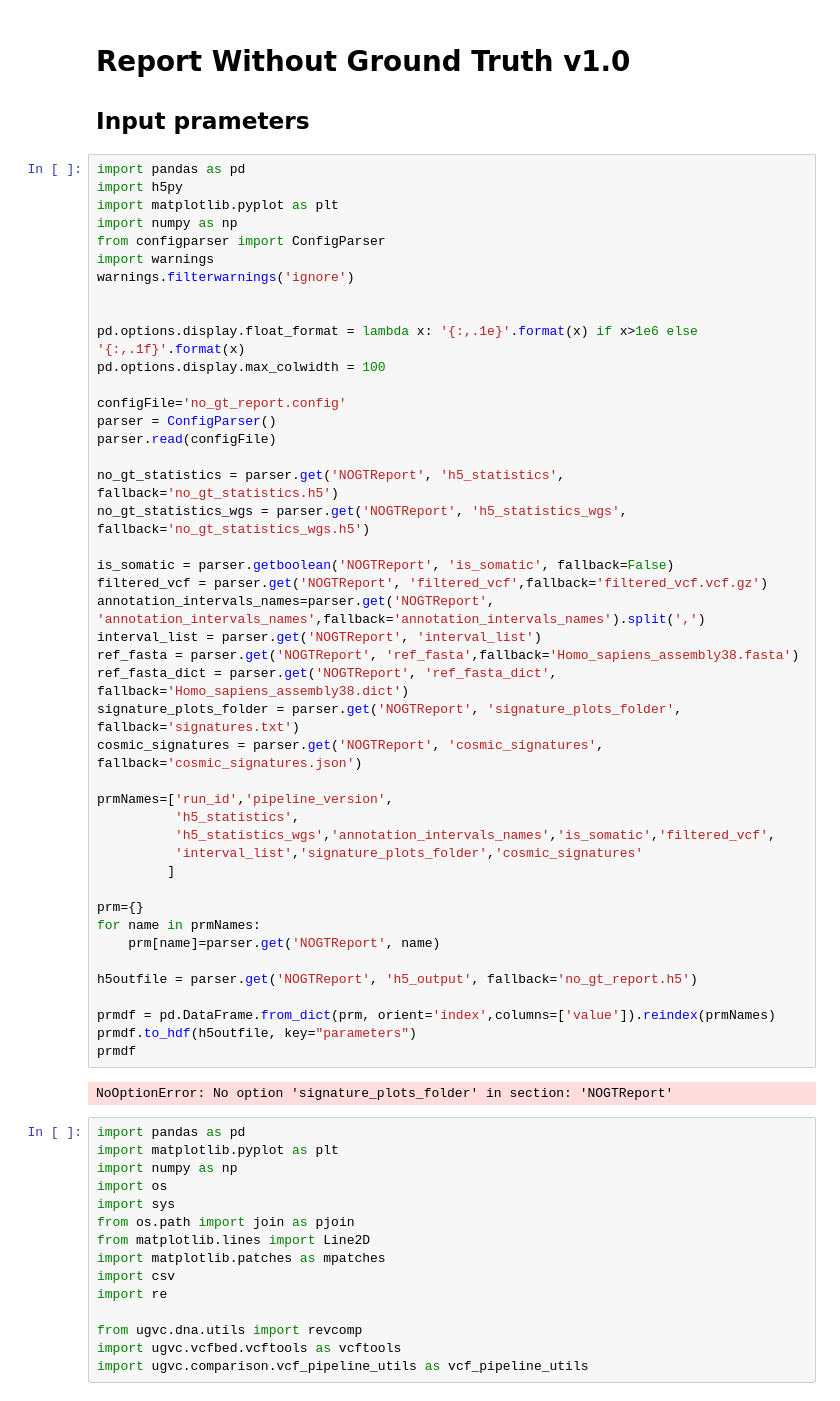
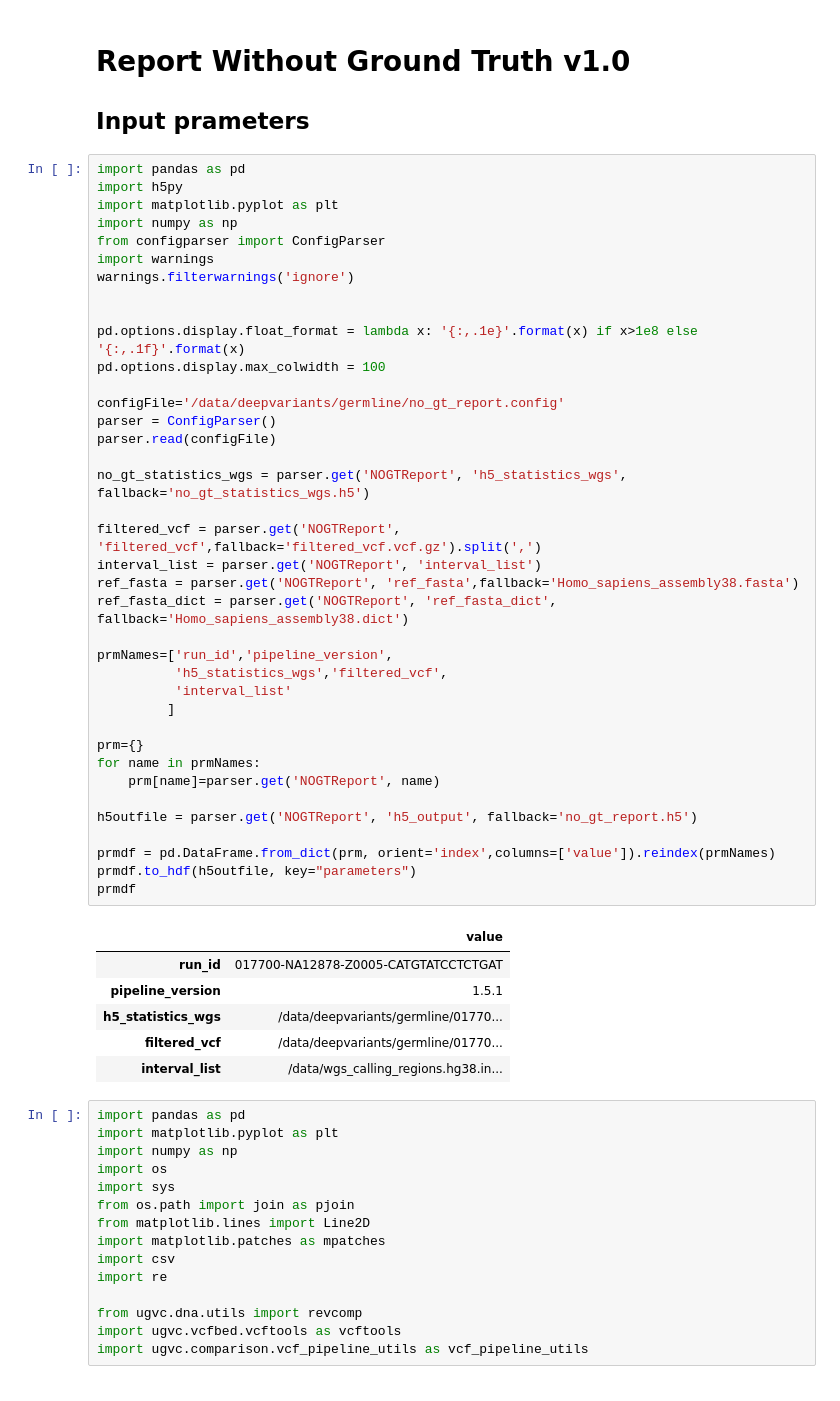
Before and after one commit to Ultimagen/VariantCalling, a Jupyter notebook: ugvc/reports/report_wo_gt.ipynb, the cells around one changed output. Cells and saved outputs as stored; diff of their text form.

Commit message:
bioin-1182 fast report working version

```diff
--- a/ugvc/reports/report_wo_gt.ipynb
+++ b/ugvc/reports/report_wo_gt.ipynb
@@ -11,45 +11,44 @@ import matplotlib.pyplot as plt
 import numpy as np
 from configparser import ConfigParser
 import warnings
 warnings.filterwarnings('ignore')
 
 
-pd.options.display.float_format = lambda x: '{:,.1e}'.format(x) if x>1e6 else '{:,.1f}'.format(x)
+pd.options.display.float_format = lambda x: '{:,.1e}'.format(x) if x>1e8 else '{:,.1f}'.format(x)
 pd.options.display.max_colwidth = 100
 
-configFile='no_gt_report.config'
+configFile='/data/deepvariants/germline/no_gt_report.config'
 parser = ConfigParser()
 parser.read(configFile)
 
-no_gt_statistics = parser.get('NOGTReport', 'h5_statistics', fallback='no_gt_statistics.h5')
 no_gt_statistics_wgs = parser.get('NOGTReport', 'h5_statistics_wgs', fallback='no_gt_statistics_wgs.h5')
 
-is_somatic = parser.getboolean('NOGTReport', 'is_somatic', fallback=False)
-filtered_vcf = parser.get('NOGTReport', 'filtered_vcf',fallback='filtered_vcf.vcf.gz')
-annotation_intervals_names=parser.get('NOGTReport', 'annotation_intervals_names',fallback='annotation_intervals_names').split(',')
+filtered_vcf = parser.get('NOGTReport', 'filtered_vcf',fallback='filtered_vcf.vcf.gz').split(',')
 interval_list = parser.get('NOGTReport', 'interval_list')
 ref_fasta = parser.get('NOGTReport', 'ref_fasta',fallback='Homo_sapiens_assembly38.fasta')
 ref_fasta_dict = parser.get('NOGTReport', 'ref_fasta_dict', fallback='Homo_sapiens_assembly38.dict')
-signature_plots_folder = parser.get('NOGTReport', 'signature_plots_folder', fallback='signatures.txt')
-cosmic_signatures = parser.get('NOGTReport', 'cosmic_signatures', fallback='cosmic_signatures.json')
 
 prmNames=['run_id','pipeline_version',
-          'h5_statistics',
-          'h5_statistics_wgs','annotation_intervals_names','is_somatic','filtered_vcf',
-          'interval_list','signature_plots_folder','cosmic_signatures'
+          'h5_statistics_wgs','filtered_vcf',
+          'interval_list'
          ]
 
 prm={}
 for name in prmNames:
     prm[name]=parser.get('NOGTReport', name)
 
 h5outfile = parser.get('NOGTReport', 'h5_output', fallback='no_gt_report.h5')
 
 prmdf = pd.DataFrame.from_dict(prm, orient='index',columns=['value']).reindex(prmNames)
 prmdf.to_hdf(h5outfile, key="parameters")
 prmdf
 # %% [output]
-NoOptionError: No option 'signature_plots_folder' in section: 'NOGTReport'
+|  | value |
+| run_id | 017700-NA12878-Z0005-CATGTATCCTCTGAT |
+| pipeline_version | 1.5.1 |
+| h5_statistics_wgs | /data/deepvariants/germline/01770... |
+| filtered_vcf | /data/deepvariants/germline/01770... |
+| interval_list | /data/wgs_calling_regions.hg38.in... |
 # %%
 import pandas as pd
 import matplotlib.pyplot as plt
```
Also changed, not shown: parts of 26 cells of this notebook, 1 other file.
